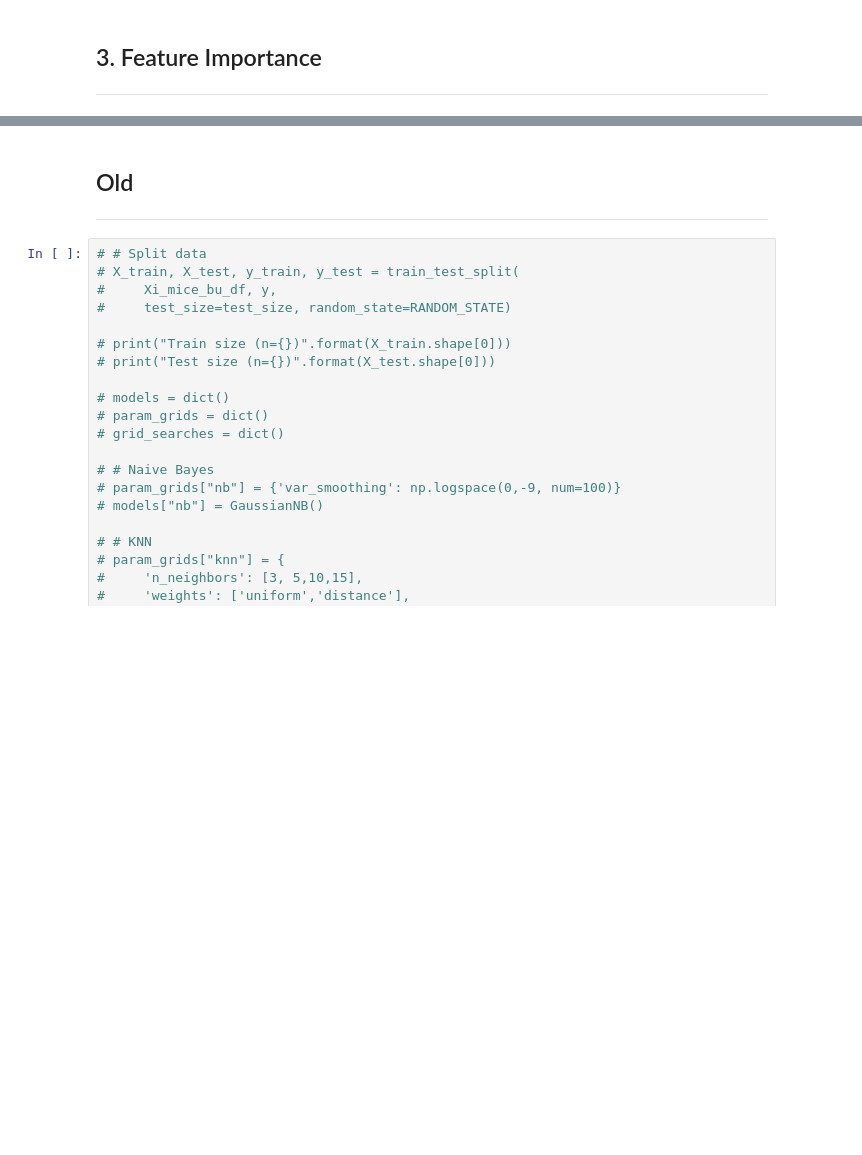
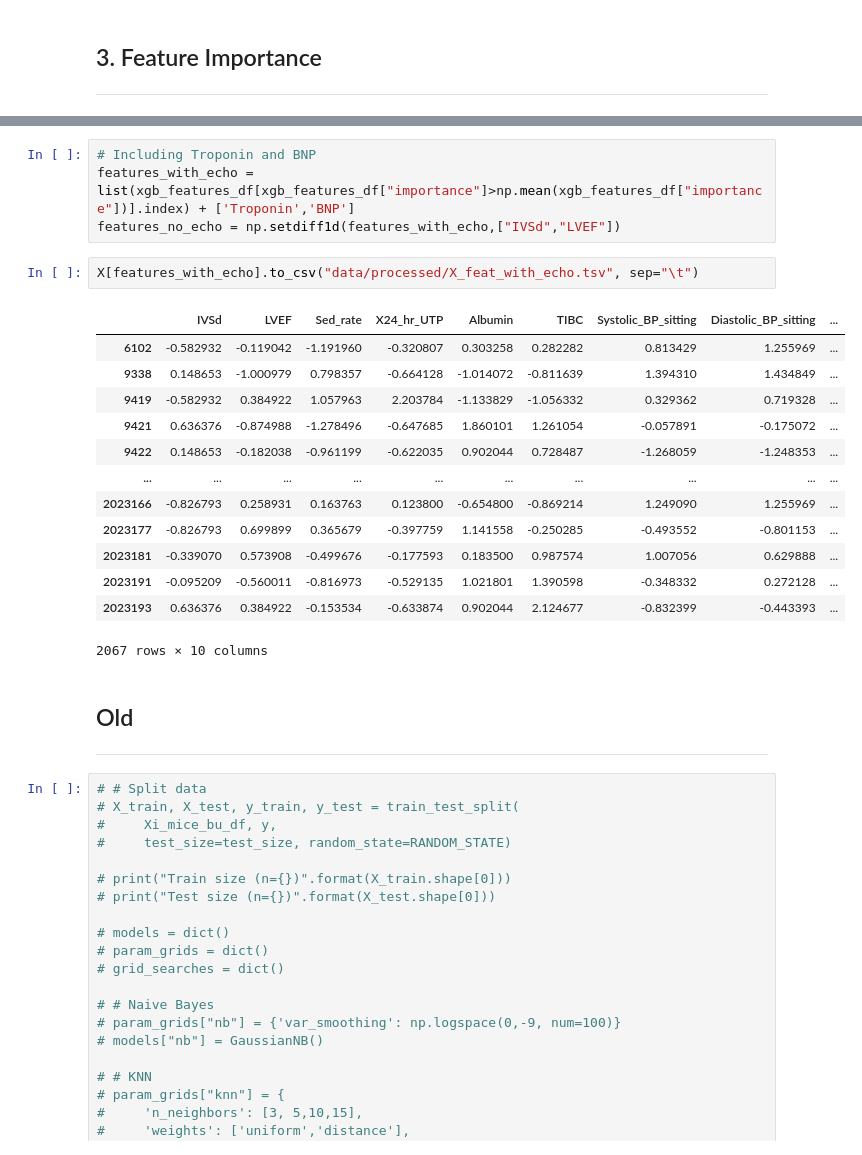
Before and after one commit to shankara-a/amyloidosis_bmc_2023, a Jupyter notebook: 05a_cluster_prediction.ipynb, the cells around one changed output, grey strips where cells are left out. Drawn from its saved outputs; the diff is of its cells as text; blank space fills up the shorter version.

```diff
--- a/05a_cluster_prediction.ipynb
+++ b/05a_cluster_prediction.ipynb
@@ -130,3 +174,23 @@ shap.plots.beeswarm(shap_high_values, show=False)
+# %%
+# Including Troponin and BNP
+features_with_echo = list(xgb_features_df[xgb_features_df["importance"]>np.mean(xgb_features_df["importance"])].index) + ['Troponin','BNP']
+features_no_echo = np.setdiff1d(features_with_echo,["IVSd","LVEF"])
+# %%
+X[features_with_echo].to_csv("data/processed/X_feat_with_echo.tsv", sep="\t")
+# %% [output]
+|  | IVSd | LVEF | Sed_rate | X24_hr_UTP | Albumin | TIBC | Systolic_BP_sitting | Diastolic_BP_sitting | ... |
+| 6102 | -0.582932 | -0.119042 | -1.191960 | -0.320807 | 0.303258 | 0.282282 | 0.813429 | 1.255969 | ... |
+| 9338 | 0.148653 | -1.000979 | 0.798357 | -0.664128 | -1.014072 | -0.811639 | 1.394310 | 1.434849 | ... |
+| 9419 | -0.582932 | 0.384922 | 1.057963 | 2.203784 | -1.133829 | -1.056332 | 0.329362 | 0.719328 | ... |
+| 9421 | 0.636376 | -0.874988 | -1.278496 | -0.647685 | 1.860101 | 1.261054 | -0.057891 | -0.175072 | ... |
+| 9422 | 0.148653 | -0.182038 | -0.961199 | -0.622035 | 0.902044 | 0.728487 | -1.268059 | -1.248353 | ... |
+| ... | ... | ... | ... | ... | ... | ... | ... | ... | ... |
+| 2023166 | -0.826793 | 0.258931 | 0.163763 | 0.123800 | -0.654800 | -0.869214 | 1.249090 | 1.255969 | ... |
+| 2023177 | -0.826793 | 0.699899 | 0.365679 | -0.397759 | 1.141558 | -0.250285 | -0.493552 | -0.801153 | ... |
+| 2023181 | -0.339070 | 0.573908 | -0.499676 | -0.177593 | 0.183500 | 0.987574 | 1.007056 | 0.629888 | ... |
+| 2023191 | -0.095209 | -0.560011 | -0.816973 | -0.529135 | 1.021801 | 1.390598 | -0.348332 | 0.272128 | ... |
+| 2023193 | 0.636376 | 0.384922 | -0.153534 | -0.633874 | 0.902044 | 2.124677 | -0.832399 | -0.443393 | ... |
+2067 rows × 10 columns
 # %% [markdown]
 ## Old
 ---
```
Also changed, not shown: parts of 19 cells of this notebook, 24 other files.
